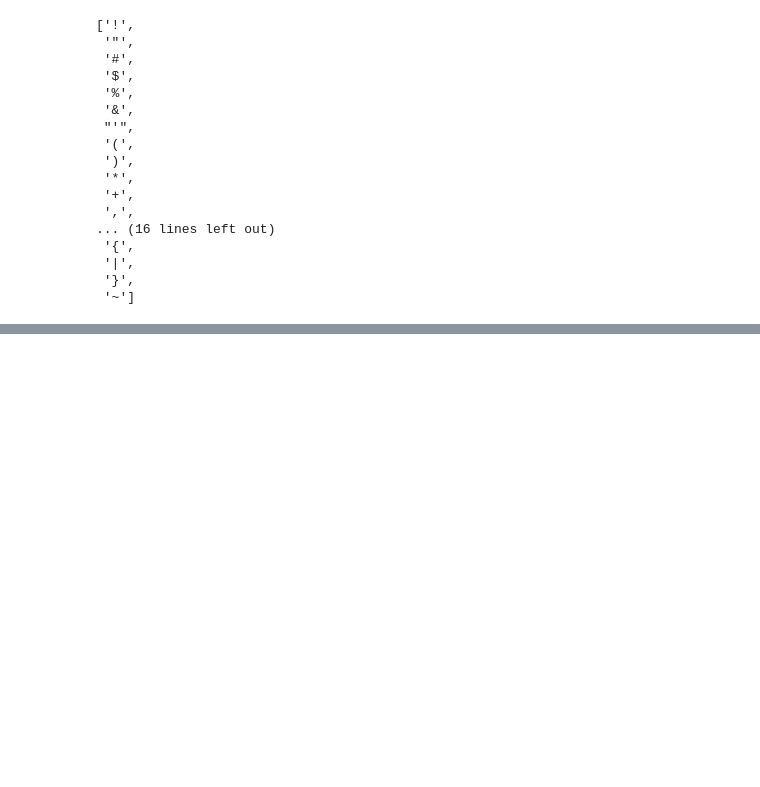
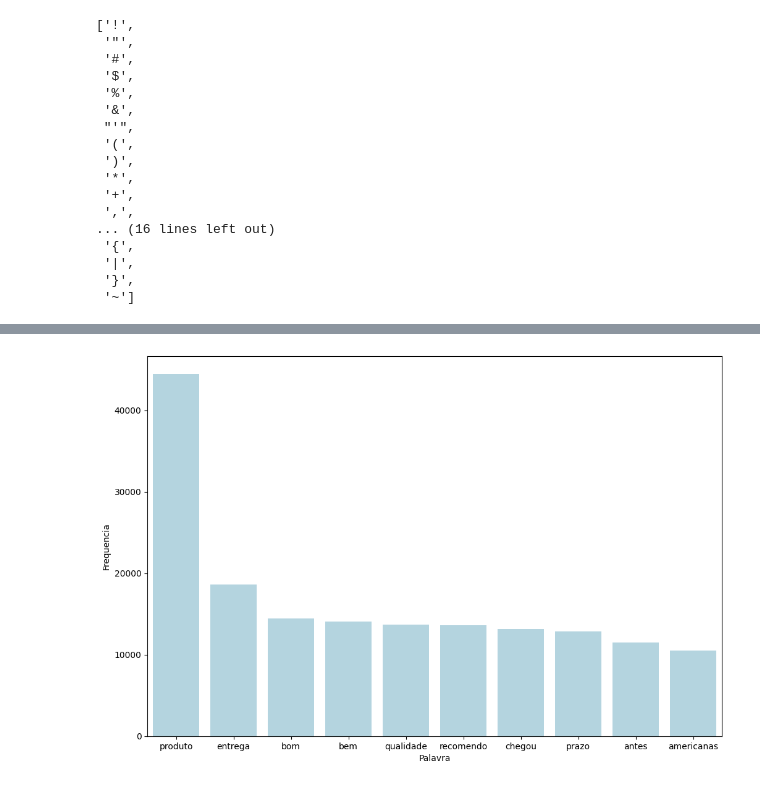
Before and after one commit to ElisabeteXavier/FIAP-Pos-IA-para-Devs, a Jupyter notebook: Fase 2/MEU DESENVOLVIENTO/Aula 2 - Bag of words, Word cloud/teste.ipynb, the cells around one changed output, grey strips where cells are left out. Cells and saved outputs as stored; diff of their text form; code cells hidden in the pictures; blank space fills up the shorter version.

```diff
--- a/Fase 2/MEU DESENVOLVIENTO/Aula 2 - Bag of words, Word cloud/teste.ipynb
+++ b/Fase 2/MEU DESENVOLVIENTO/Aula 2 - Bag of words, Word cloud/teste.ipynb
@@ -448,0 +541,4 @@ grafico(avaliacoes,"Texto_sem_StopWords_pontuacao",20)
+# %%
+grafico(avaliacoes, "Texto_sem_StopWords_pontuacao_e_acentos",10)
+# %% [output]
+[figure, added]
```
Also changed, not shown: parts of 19 cells of this notebook.
